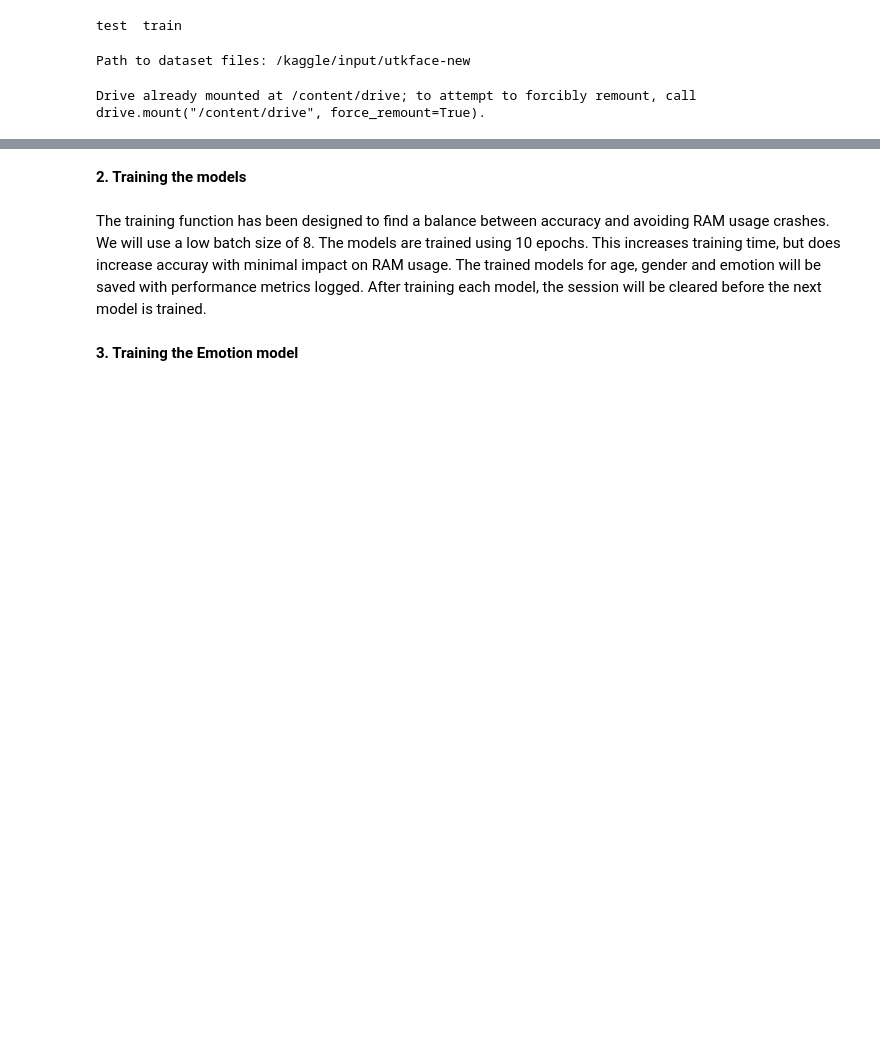
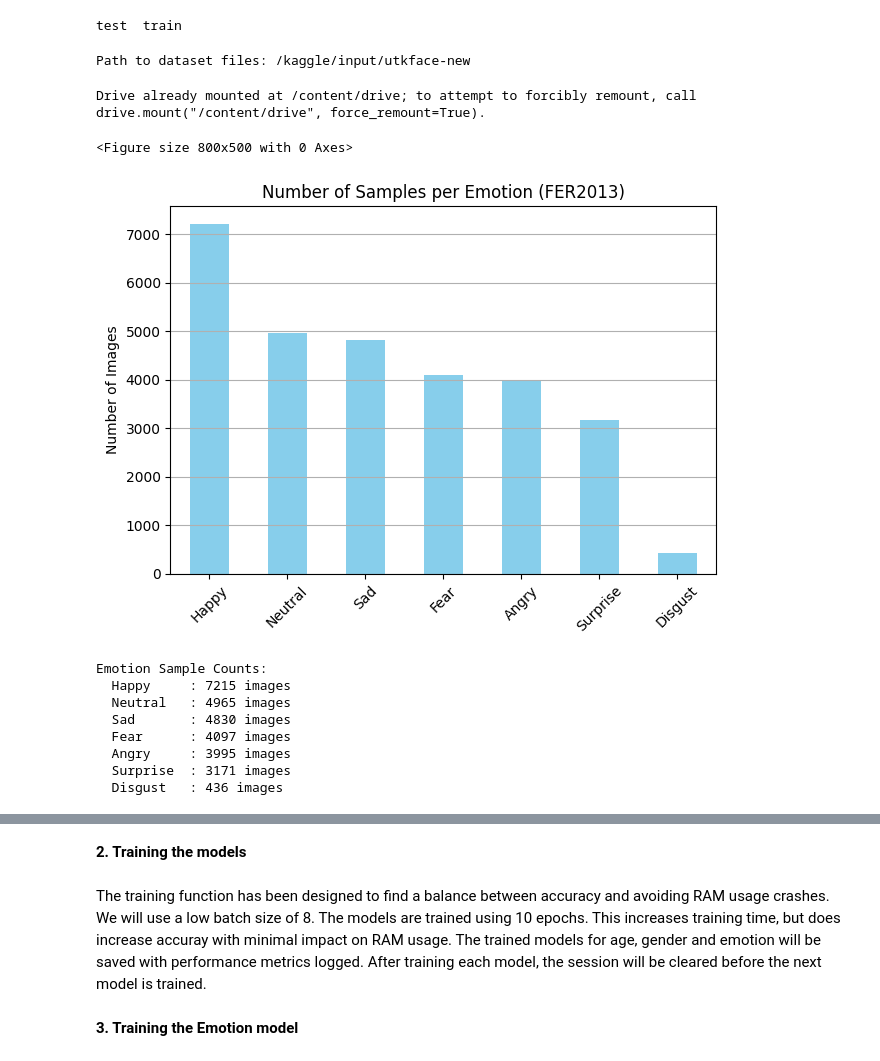
Before and after one commit to Lady-Pi/Edge_AI_Project, a Jupyter notebook: notebooks/01_custom_training.ipynb, the cells around one changed output, grey strips where cells are left out. Cells and saved outputs as stored; diff of their text form; code cells hidden in the pictures; blank space fills up the shorter version.

```diff
--- a/notebooks/01_custom_training.ipynb
+++ b/notebooks/01_custom_training.ipynb
@@ -84,3 +84,47 @@ os.makedirs(LOG_PATH, exist_ok=True)
 utkface_dir = "/kaggle/input/utkface-new/UTKFace"
 emotion_train_dir = "/kaggle/input/fer2013/train"
 emotion_test_dir = "/kaggle/input/fer2013/test"
+# %%
+import os
+import pandas as pd
+import matplotlib.pyplot as plt
+
+# Path to FER2013 folder-based dataset
+emotion_dir = "/kaggle/input/fer2013/train"
+
+# Count images per folder
+emotion_counts = {}
+for emotion in sorted(os.listdir(emotion_dir)):
+    folder_path = os.path.join(emotion_dir, emotion)
+    if os.path.isdir(folder_path):
+        count = len([f for f in os.listdir(folder_path) if f.endswith('.jpg')])
+        emotion_counts[emotion.capitalize()] = count
+
+# Convert to DataFrame
+df_counts = pd.DataFrame.from_dict(emotion_counts, orient='index', columns=['count']).sort_values(by='count', ascending=False)
+
+# Plot
+plt.figure(figsize=(8, 5))
+df_counts.plot(kind='bar', legend=False, color='skyblue')
+plt.title("Number of Samples per Emotion (FER2013)")
+plt.ylabel("Number of Images")
+plt.xticks(rotation=45)
+plt.grid(axis='y')
+plt.tight_layout()
+plt.show()
+
+# Print the emotion sample count
+print("Emotion Sample Counts:")
+for emotion, count in df_counts['count'].items():
+    print(f"  {emotion:10s}: {count} images")
+# %% [output]
+<Figure size 800x500 with 0 Axes>
+[figure, added]
+Emotion Sample Counts:
+  Happy     : 7215 images
+  Neutral   : 4965 images
+  Sad       : 4830 images
+  Fear      : 4097 images
+  Angry     : 3995 images
+  Surprise  : 3171 images
+  Disgust   : 436 images
```
Also changed, not shown: parts of 1 cell of this notebook, 2 other files.
